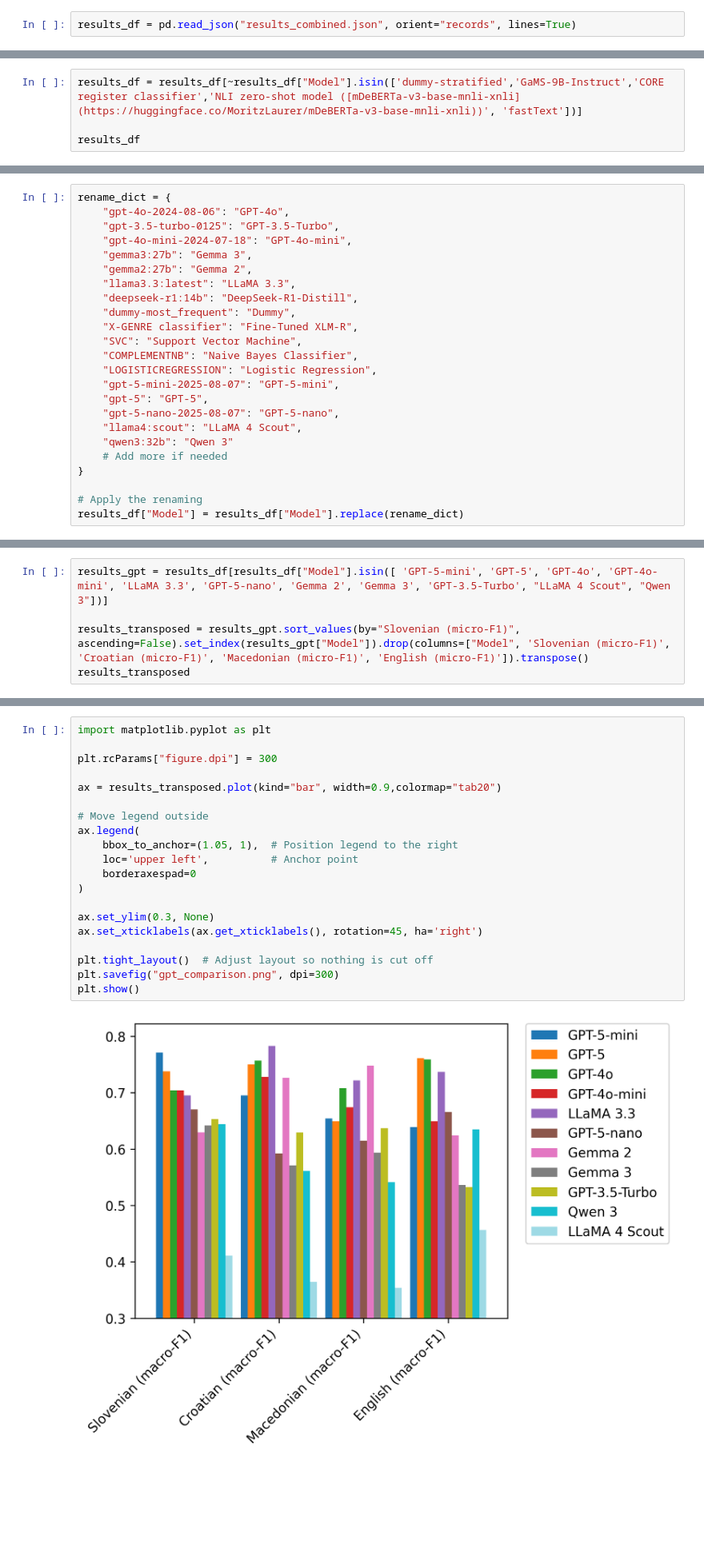
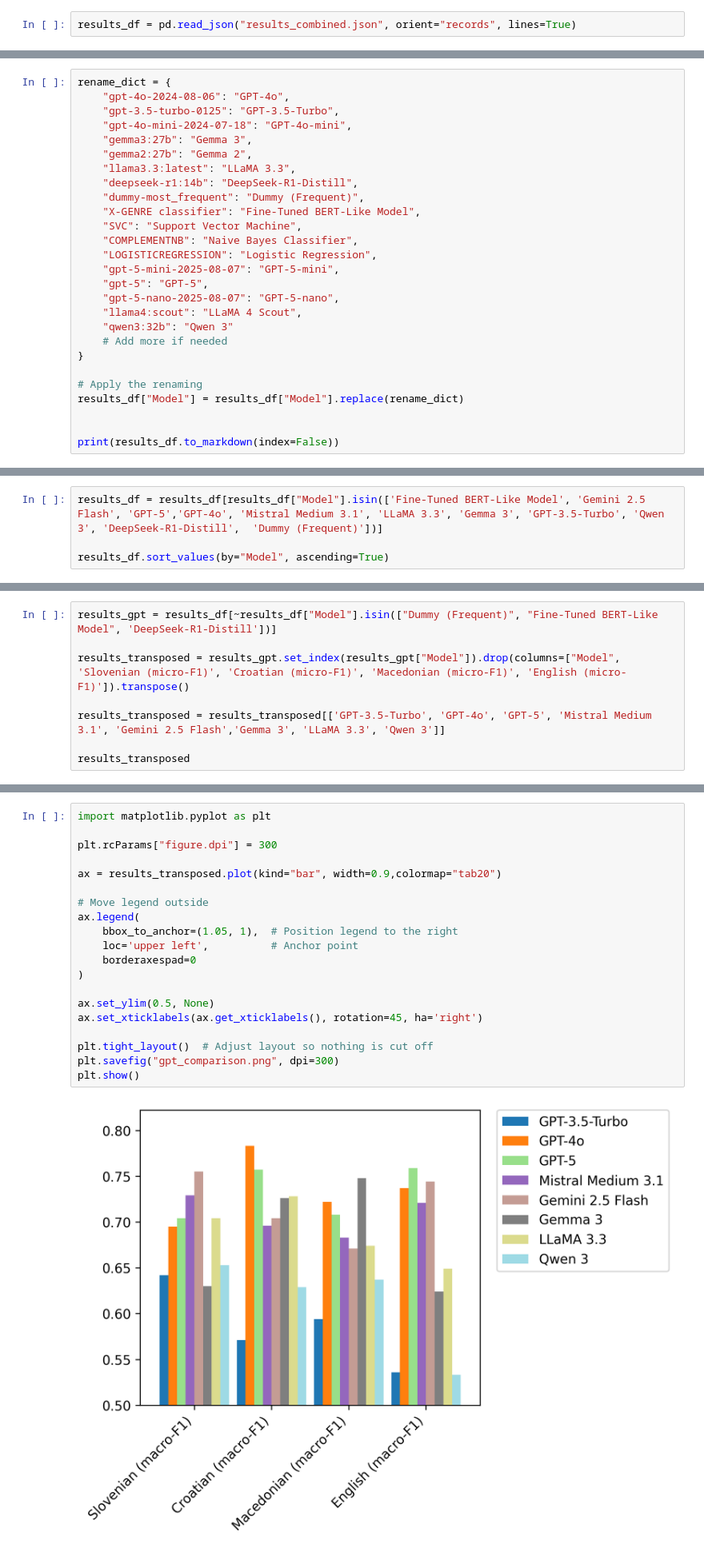
Before and after one commit to TajaKuzman/Benchmarking-Text-Classification-on-South-Slavic, a Jupyter notebook: Genre-Automatic-Identification-Benchmark/evaluation-for-the-paper/evaluation_for_the_paper.ipynb, the cells around one changed output, grey strips where cells are left out. Shown: that part at 80% size. Saved outputs shown, nothing was run; the diff lists cells and outputs as text; blank space fills up the shorter version.

Commit message:
Added other closed-source models on all tasks

```diff
--- a/Genre-Automatic-Identification-Benchmark/evaluation-for-the-paper/evaluation_for_the_paper.ipynb
+++ b/Genre-Automatic-Identification-Benchmark/evaluation-for-the-paper/evaluation_for_the_paper.ipynb
@@ -409,4 +396,0 @@ results_df["Model"].to_list()
-# %%
-results_df = results_df[~results_df["Model"].isin(['dummy-stratified','GaMS-9B-Instruct','CORE register classifier','NLI zero-shot model ([mDeBERTa-v3-base-mnli-xnli](https://huggingface.co/MoritzLaurer/mDeBERTa-v3-base-mnli-xnli))', 'fastText'])]
-
-results_df
@@ -438,8 +403,8 @@ rename_dict = {
     "gemma2:27b": "Gemma 2",
     "llama3.3:latest": "LLaMA 3.3",
     "deepseek-r1:14b": "DeepSeek-R1-Distill",
-    "dummy-most_frequent": "Dummy",
-    "X-GENRE classifier": "Fine-Tuned XLM-R",
+    "dummy-most_frequent": "Dummy (Frequent)",
+    "X-GENRE classifier": "Fine-Tuned BERT-Like Model",
     "SVC": "Support Vector Machine",
     "COMPLEMENTNB": "Naive Bayes Classifier",
     "LOGISTICREGRESSION": "Logistic Regression",
@@ -453,4 +418,7 @@ rename_dict = {
 
 # Apply the renaming
 results_df["Model"] = results_df["Model"].replace(rename_dict)
+
+
+print(results_df.to_markdown(index=False))
 # %% [output]
@@ -482,0 +446,4 @@ results_df
+# %%
+results_df = results_df[results_df["Model"].isin(['Fine-Tuned BERT-Like Model', 'Gemini 2.5 Flash', 'GPT-5','GPT-4o', 'Mistral Medium 3.1', 'LLaMA 3.3', 'Gemma 3', 'GPT-3.5-Turbo', 'Qwen 3', 'DeepSeek-R1-Distill',  'Dummy (Frequent)'])]
+
+results_df.sort_values(by="Model", ascending=True)
@@ -552,6 +527,9 @@ plt
 # %%
-results_gpt = results_df[results_df["Model"].isin([ 'GPT-5-mini', 'GPT-5', 'GPT-4o', 'GPT-4o-mini', 'LLaMA 3.3', 'GPT-5-nano', 'Gemma 2', 'Gemma 3', 'GPT-3.5-Turbo', "LLaMA 4 Scout", "Qwen 3"])]
+results_gpt = results_df[~results_df["Model"].isin(["Dummy (Frequent)", "Fine-Tuned BERT-Like Model", 'DeepSeek-R1-Distill'])]
 
-results_transposed = results_gpt.sort_values(by="Slovenian (micro-F1)", ascending=False).set_index(results_gpt["Model"]).drop(columns=["Model", 'Slovenian (micro-F1)', 'Croatian (micro-F1)', 'Macedonian (micro-F1)', 'English (micro-F1)']).transpose()
+results_transposed = results_gpt.set_index(results_gpt["Model"]).drop(columns=["Model", 'Slovenian (micro-F1)', 'Croatian (micro-F1)', 'Macedonian (micro-F1)', 'English (micro-F1)']).transpose()
+
+results_transposed = results_transposed[['GPT-3.5-Turbo', 'GPT-4o', 'GPT-5', 'Mistral Medium 3.1', 'Gemini 2.5 Flash','Gemma 3', 'LLaMA 3.3', 'Qwen 3']]
+
 results_transposed
 # %% [output]
@@ -563,25 +541,25 @@ results_transposed
 # %%
 import matplotlib.pyplot as plt
 
 plt.rcParams["figure.dpi"] = 300
 
 ax = results_transposed.plot(kind="bar", width=0.9,colormap="tab20")
 
 # Move legend outside
 ax.legend(
     bbox_to_anchor=(1.05, 1),  # Position legend to the right
     loc='upper left',          # Anchor point
     borderaxespad=0
 )
 
-ax.set_ylim(0.3, None)
+ax.set_ylim(0.5, None)
 ax.set_xticklabels(ax.get_xticklabels(), rotation=45, ha='right')
 
 plt.tight_layout()  # Adjust layout so nothing is cut off
 plt.savefig("gpt_comparison.png", dpi=300)
 plt.show()
 # %% [output]
-[figure, old version]
+[figure, new version]
 # %% [markdown]
 ## Evaluation of Distribution of Mix
 # %%
```
Also changed, not shown: parts of 22 cells of this notebook, 56 other files.
